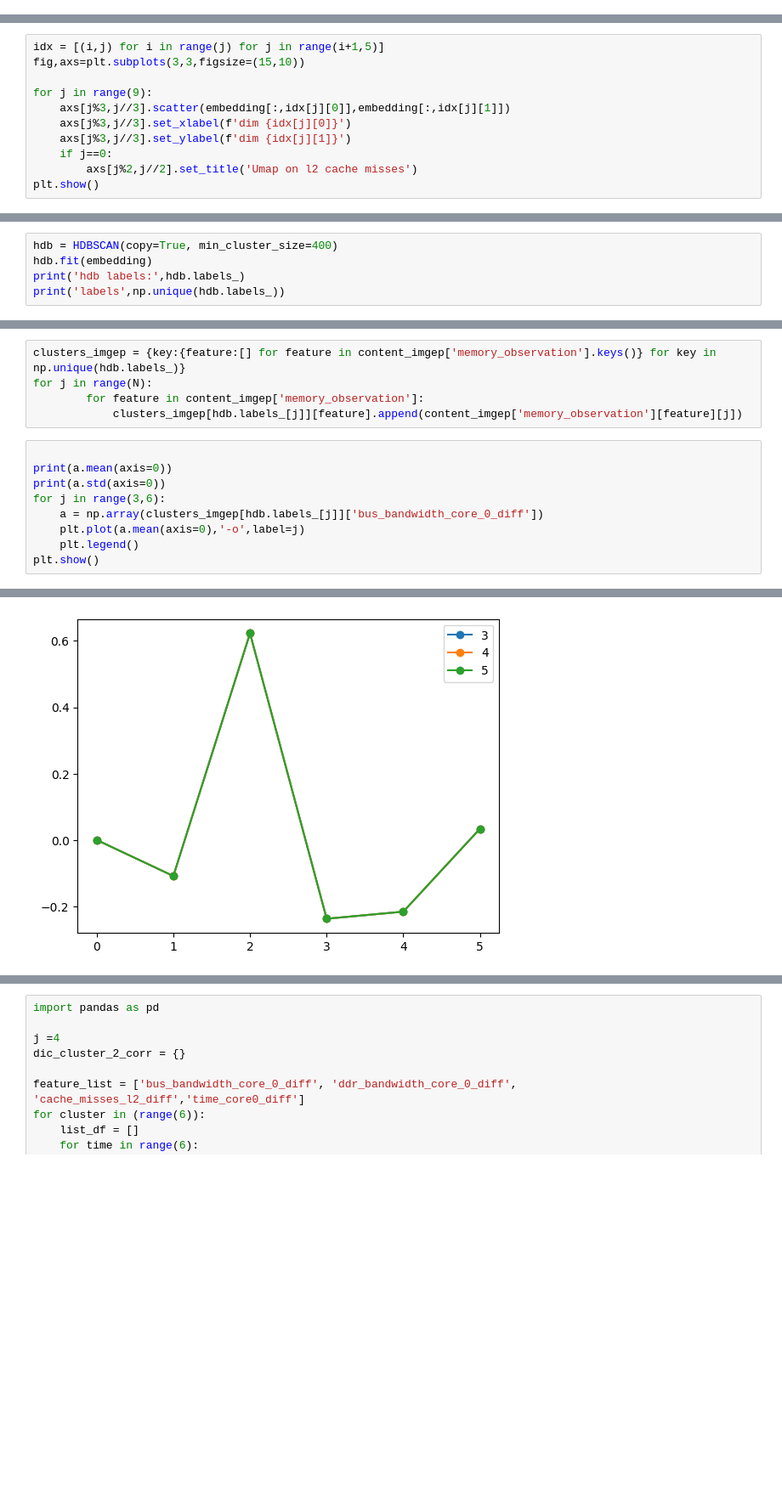
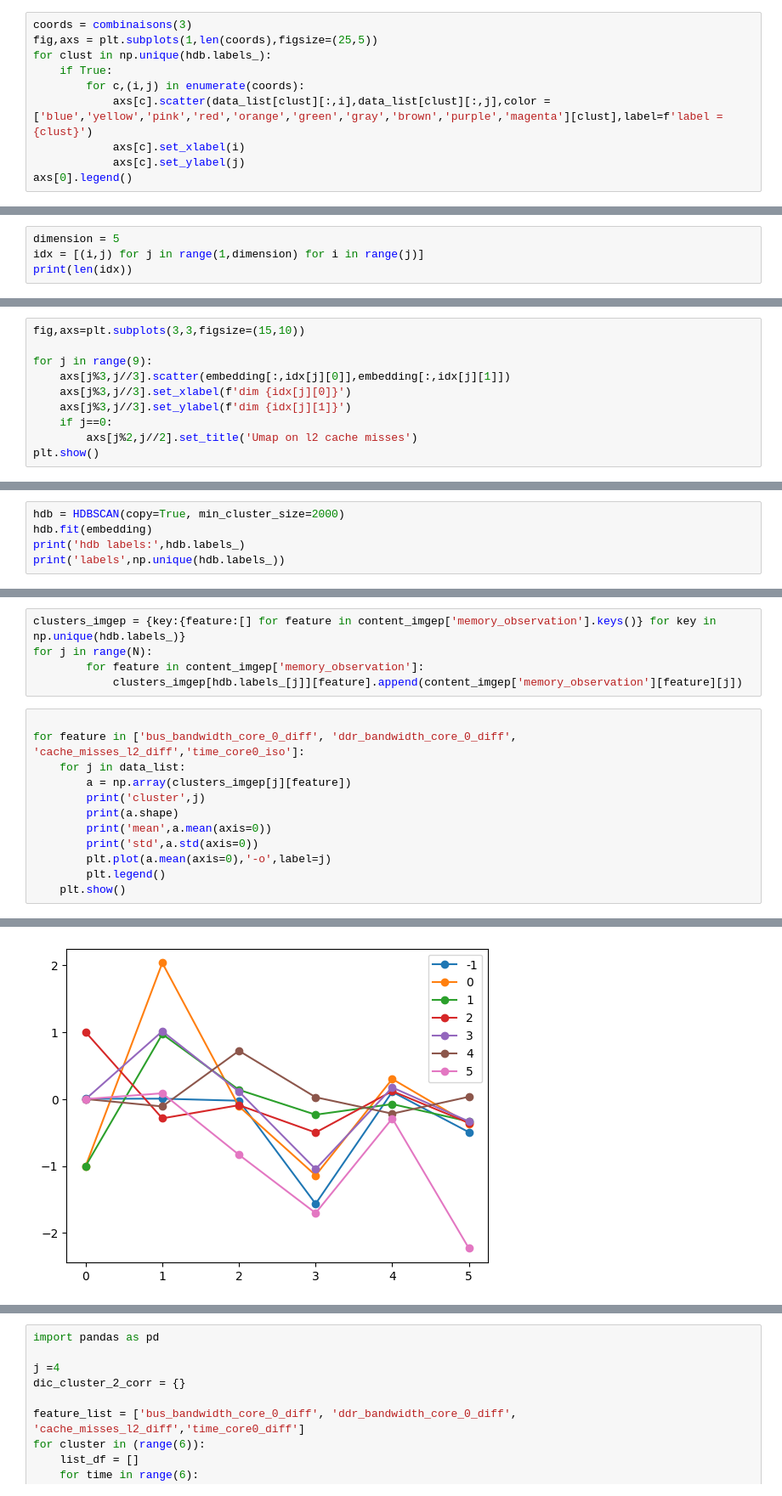
Before and after one commit to Ludoviccccc/Aixia_nouvelle_approche, a Jupyter notebook: Analyse_imgep.ipynb, the cells around one changed output, grey strips where cells are left out. Shown at 85% size. Cells and saved outputs as stored; diff of their text form; blank space fills up the shorter version.

```diff
--- a/Analyse_imgep.ipynb
+++ b/Analyse_imgep.ipynb
@@ -94,0 +167,10 @@ min data (18,)
+# %%
+coords = combinaisons(3)
+fig,axs = plt.subplots(1,len(coords),figsize=(25,5))
+for clust in np.unique(hdb.labels_):
+    if True:
+        for c,(i,j) in enumerate(coords):
+            axs[c].scatter(data_list[clust][:,i],data_list[clust][:,j],color = ['blue','yellow','pink','red','orange','green','gray','brown','purple','magenta'][clust],label=f'label = {clust}')
+            axs[c].set_xlabel(i)
+            axs[c].set_ylabel(j)
+axs[0].legend()
@@ -94,0 +192,4 @@ min data (18,)
+# %%
+dimension = 5
+idx = [(i,j) for j in range(1,dimension) for i in range(j)]
+print(len(idx))
@@ -95,5 +198,4 @@ min data (18,)
 # %%
-idx = [(i,j) for i in range(j) for j in range(i+1,5)]
 fig,axs=plt.subplots(3,3,figsize=(15,10))
 
 for j in range(9):
@@ -108,5 +210,5 @@ plt.show()
 # %%
-hdb = HDBSCAN(copy=True, min_cluster_size=400)
+hdb = HDBSCAN(copy=True, min_cluster_size=2000)
 hdb.fit(embedding)
 print('hdb labels:',hdb.labels_)
 print('labels',np.unique(hdb.labels_))
@@ -150,11 +244,14 @@ for j in range(N):
             clusters_imgep[hdb.labels_[j]][feature].append(content_imgep['memory_observation'][feature][j])
 # %%
 
-print(a.mean(axis=0))
-print(a.std(axis=0))
-for j in range(3,6):
-    a = np.array(clusters_imgep[hdb.labels_[j]]['bus_bandwidth_core_0_diff'])
-    plt.plot(a.mean(axis=0),'-o',label=j)
-    plt.legend()
-plt.show()
+for feature in ['bus_bandwidth_core_0_diff', 'ddr_bandwidth_core_0_diff', 'cache_misses_l2_diff','time_core0_iso']:
+    for j in data_list:
+        a = np.array(clusters_imgep[j][feature])
+        print('cluster',j)
+        print(a.shape)
+        print('mean',a.mean(axis=0))
+        print('std',a.std(axis=0))
+        plt.plot(a.mean(axis=0),'-o',label=j)
+        plt.legend()
+    plt.show()
 # %% [output]
@@ -163 +275 @@ plt.show()
-[figure, old version]
+[figure, new version]
```
Also changed, not shown: parts of 38 cells of this notebook.
